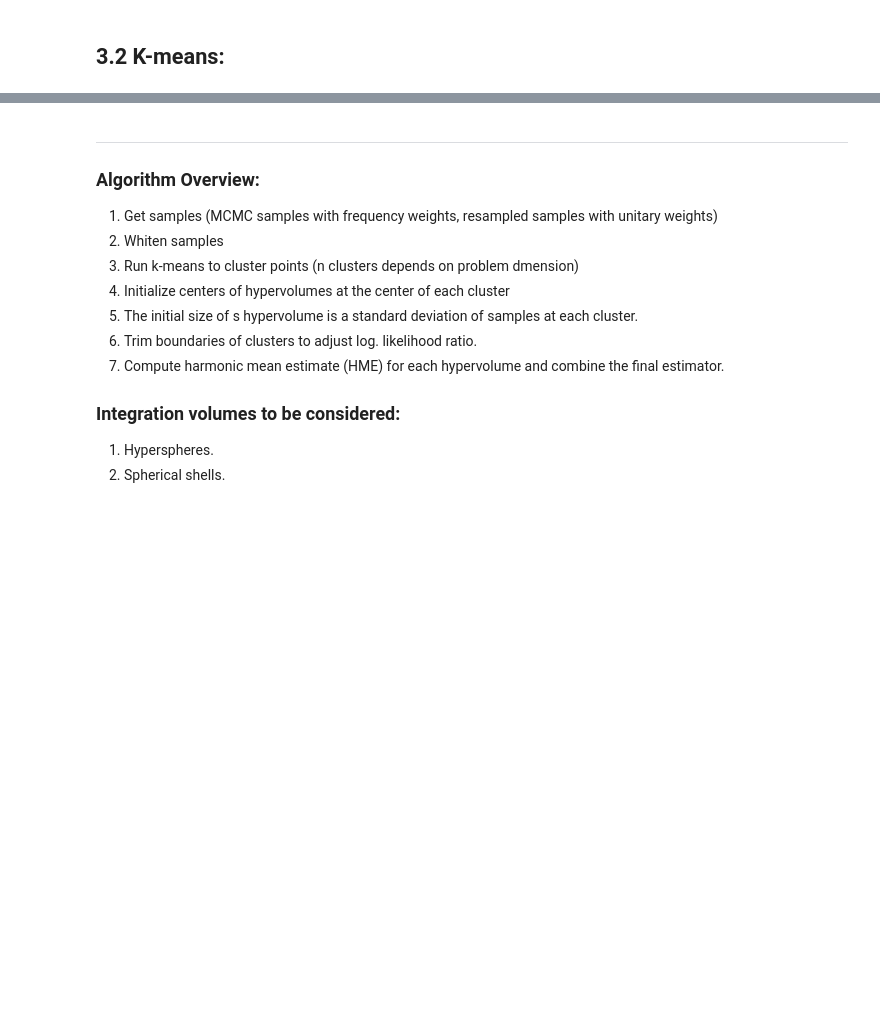
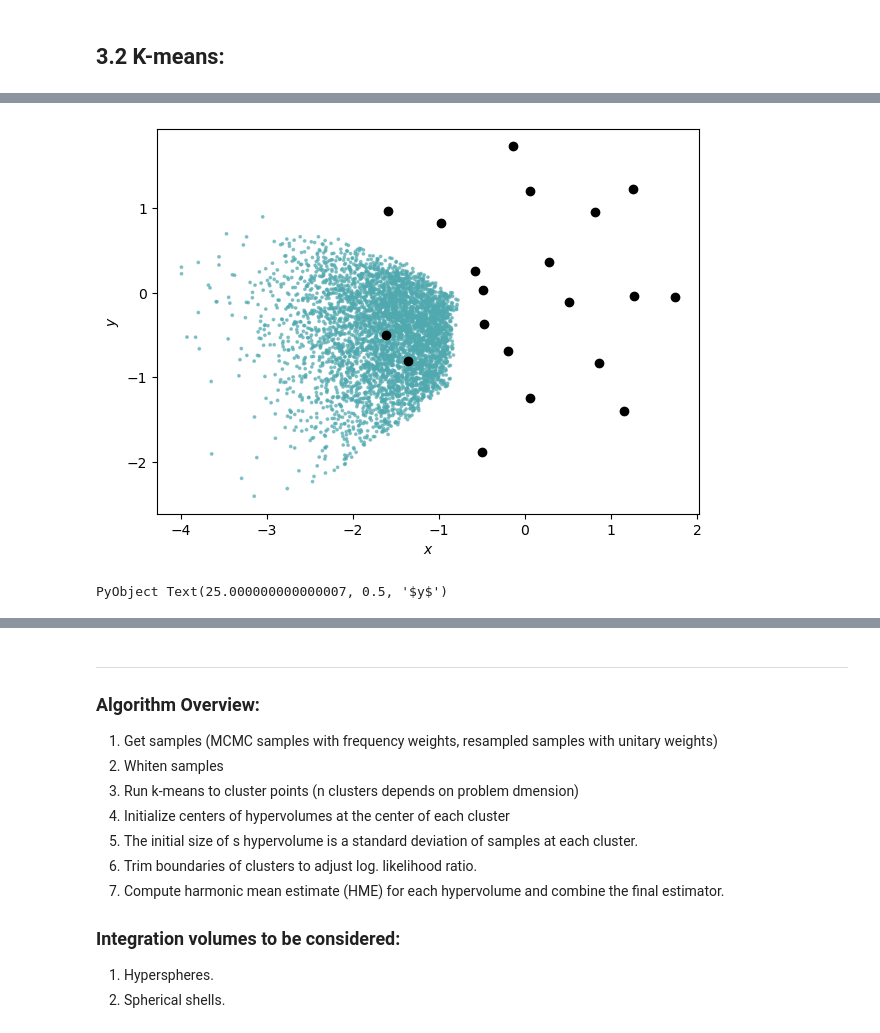
Before and after one commit to VasylHafych/AHMI-Volumes, a Jupyter notebook: notebooks/2-Densities.ipynb, the cells around one changed output, grey strips where cells are left out. Cells and saved outputs as stored; diff of their text form; code cells hidden in the pictures; blank space fills up the shorter version.

```diff
--- a/notebooks/2-Densities.ipynb
+++ b/notebooks/2-Densities.ipynb
@@ -220 +237,20 @@ ax.set_ylabel(L"y")
 PyObject Text(25.000000000000007, 0.5, '$y$')
+# %%
+cluster_number = 17
+
+cluster_mask = kmeans_res.assignments .== cluster_number;
+# %%
+fig, ax = plt.subplots(1,1, figsize=(7,5))
+
+sc = ax.scatter(samples_whittened[1,cluster_mask], samples_whittened[2,cluster_mask], s=3, alpha=0.6, c=colors_kmeans[cluster_mask], cmap="Spectral")
+
+for (j,i) in enumerate(eachcol(kmeans_res.centers))
+    ax.scatter(i[1,:], i[2,:], c="k")
+end
+
+# fig.colorbar(sc)
+ax.set_xlabel(L"x")
+ax.set_ylabel(L"y")
+# %% [output]
+[figure, added]
+PyObject Text(25.000000000000007, 0.5, '$y$')
```
Also changed, not shown: parts of 22 cells of this notebook, 2 other files.
